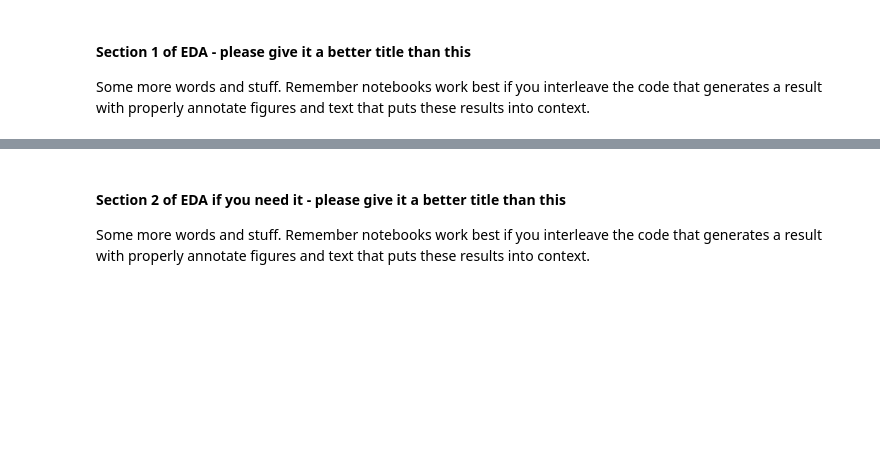
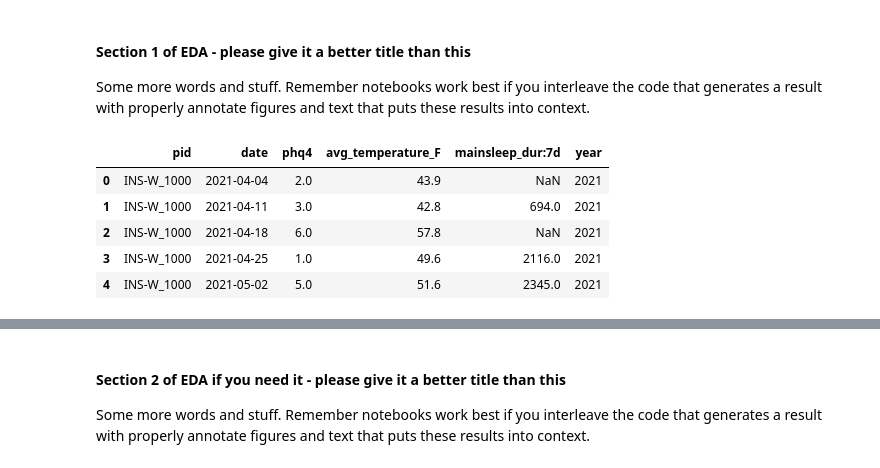
Before and after one commit to COGS108/Group053_WI26, a Jupyter notebook: 02-EDACheckpoint.ipynb, the cells around one changed output, grey strips where cells are left out. Drawn from its saved outputs; the diff is of its cells as text; code cells hidden in the pictures; blank space fills up the shorter version.

```diff
--- a/02-EDACheckpoint.ipynb
+++ b/02-EDACheckpoint.ipynb
@@ -383,0 +493,14 @@ Some more words and stuff.  Remember notebooks work best if you interleave the c
+# %%
+#Loading in wrangled dataset from data/02-processed
+final_all = pd.read_parquet(
+    "data/02-processed/final_all_weekly_2019_2021.parquet"
+)
+
+final_all.head()
+# %% [output]
+|  | pid | date | phq4 | avg_temperature_F | mainsleep_dur:7d | year |
+| 0 | INS-W_1000 | 2021-04-04 | 2.0 | 43.9 | NaN | 2021 |
+| 1 | INS-W_1000 | 2021-04-11 | 3.0 | 42.8 | 694.0 | 2021 |
+| 2 | INS-W_1000 | 2021-04-18 | 6.0 | 57.8 | NaN | 2021 |
+| 3 | INS-W_1000 | 2021-04-25 | 1.0 | 49.6 | 2116.0 | 2021 |
+| 4 | INS-W_1000 | 2021-05-02 | 5.0 | 51.6 | 2345.0 | 2021 |
```
Also changed, not shown: parts of 11 cells of this notebook, 2 other files.
